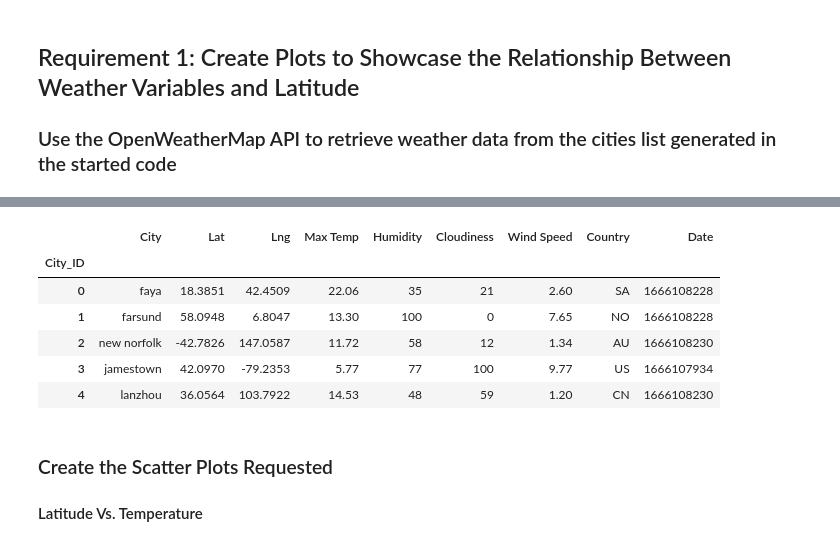
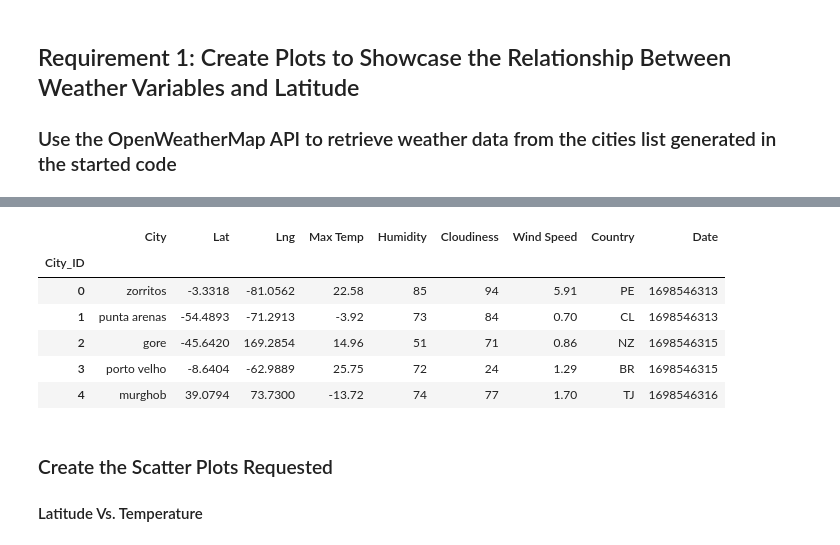
Before and after one commit to clillge/python-api-challenge, a Jupyter notebook: Starter_Code/starter_code/WeatherPy.ipynb, the cells around one changed output, grey strips where cells are left out. Cells and saved outputs as stored; diff of their text form; code cells hidden in the pictures.

```diff
--- a/Starter_Code/starter_code/WeatherPy.ipynb
+++ b/Starter_Code/starter_code/WeatherPy.ipynb
@@ -175,17 +182,17 @@ city_data_df.to_csv("output_data/cities.csv", index_label="City_ID")
 # %%
 # Read saved data
-city_data_df = pd.read_csv("output_data/cities.csv", index_col="City_ID")
+city_data_df = pd.read_csv("../output_data/cities.csv", index_col="City_ID")
 
 # Display sample data
 city_data_df.head()
 # %% [output]
 |  | City | Lat | Lng | Max Temp | Humidity | Cloudiness | Wind Speed | Country | Date |
 | City_ID |  |  |  |  |  |  |  |  |  |
-| 0 | faya | 18.3851 | 42.4509 | 22.06 | 35 | 21 | 2.60 | SA | 1666108228 |
-| 1 | farsund | 58.0948 | 6.8047 | 13.30 | 100 | 0 | 7.65 | NO | 1666108228 |
-| 2 | new norfolk | -42.7826 | 147.0587 | 11.72 | 58 | 12 | 1.34 | AU | 1666108230 |
-| 3 | jamestown | 42.0970 | -79.2353 | 5.77 | 77 | 100 | 9.77 | US | 1666107934 |
-| 4 | lanzhou | 36.0564 | 103.7922 | 14.53 | 48 | 59 | 1.20 | CN | 1666108230 |
+| 0 | zorritos | -3.3318 | -81.0562 | 22.58 | 85 | 94 | 5.91 | PE | 1698546313 |
+| 1 | punta arenas | -54.4893 | -71.2913 | -3.92 | 73 | 84 | 0.70 | CL | 1698546313 |
+| 2 | gore | -45.6420 | 169.2854 | 14.96 | 51 | 71 | 0.86 | NZ | 1698546315 |
+| 3 | porto velho | -8.6404 | -62.9889 | 25.75 | 72 | 24 | 1.29 | BR | 1698546315 |
+| 4 | murghob | 39.0794 | 73.7300 | -13.72 | 74 | 77 | 1.70 | TJ | 1698546316 |
 # %% [markdown]
 ### Create the Scatter Plots Requested
 
```
Also changed, not shown: parts of 30 cells of this notebook, 5 other files.
